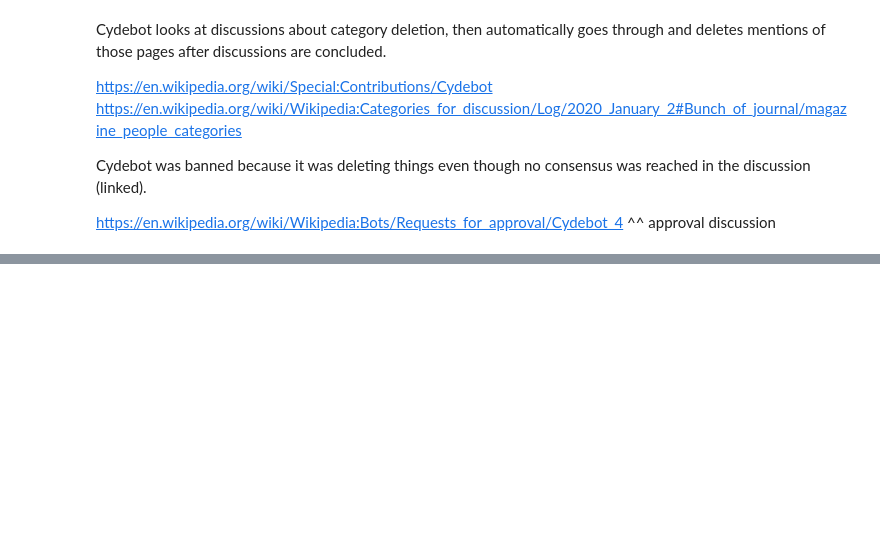
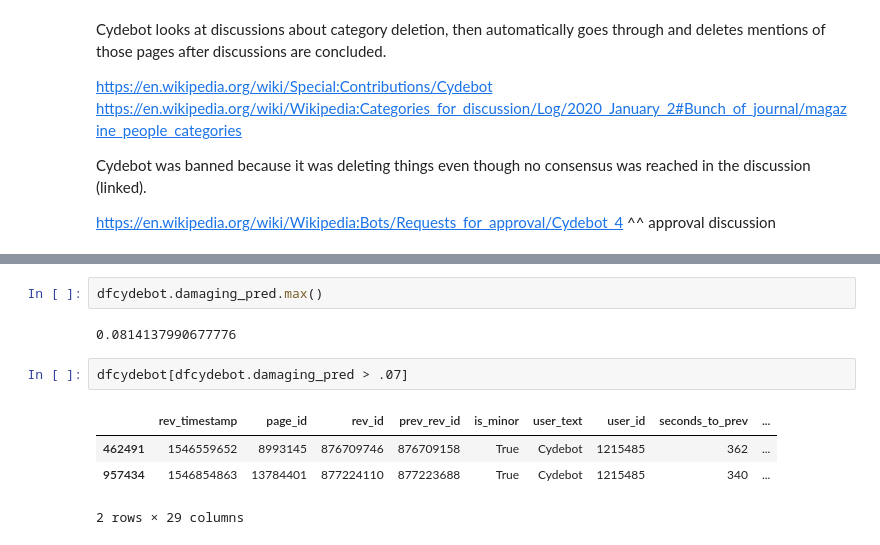
Before and after one commit to levon003/wiki-ores-feedback, a Jupyter notebook: reu2021/analysis_abby.ipynb, the cells around one changed output, grey strips where cells are left out. Drawn from its saved outputs; the diff is of its cells as text; blank space fills up the shorter version.

```diff
--- a/reu2021/analysis_abby.ipynb
+++ b/reu2021/analysis_abby.ipynb
@@ -83,0 +134,11 @@ https://en.wikipedia.org/wiki/Wikipedia:Bots/Requests_for_approval/Cydebot_4
+# %%
+dfcydebot.damaging_pred.max()
+# %% [output]
+0.0814137990677776
+# %%
+dfcydebot[dfcydebot.damaging_pred > .07]
+# %% [output]
+|  | rev_timestamp | page_id | rev_id | prev_rev_id | is_minor | user_text | user_id | seconds_to_prev | ... |
+| 462491 | 1546559652 | 8993145 | 876709746 | 876709158 | True | Cydebot | 1215485 | 362 | ... |
+| 957434 | 1546854863 | 13784401 | 877224110 | 877223688 | True | Cydebot | 1215485 | 340 | ... |
+2 rows × 29 columns
```
Also changed, not shown: parts of 11 cells of this notebook.
